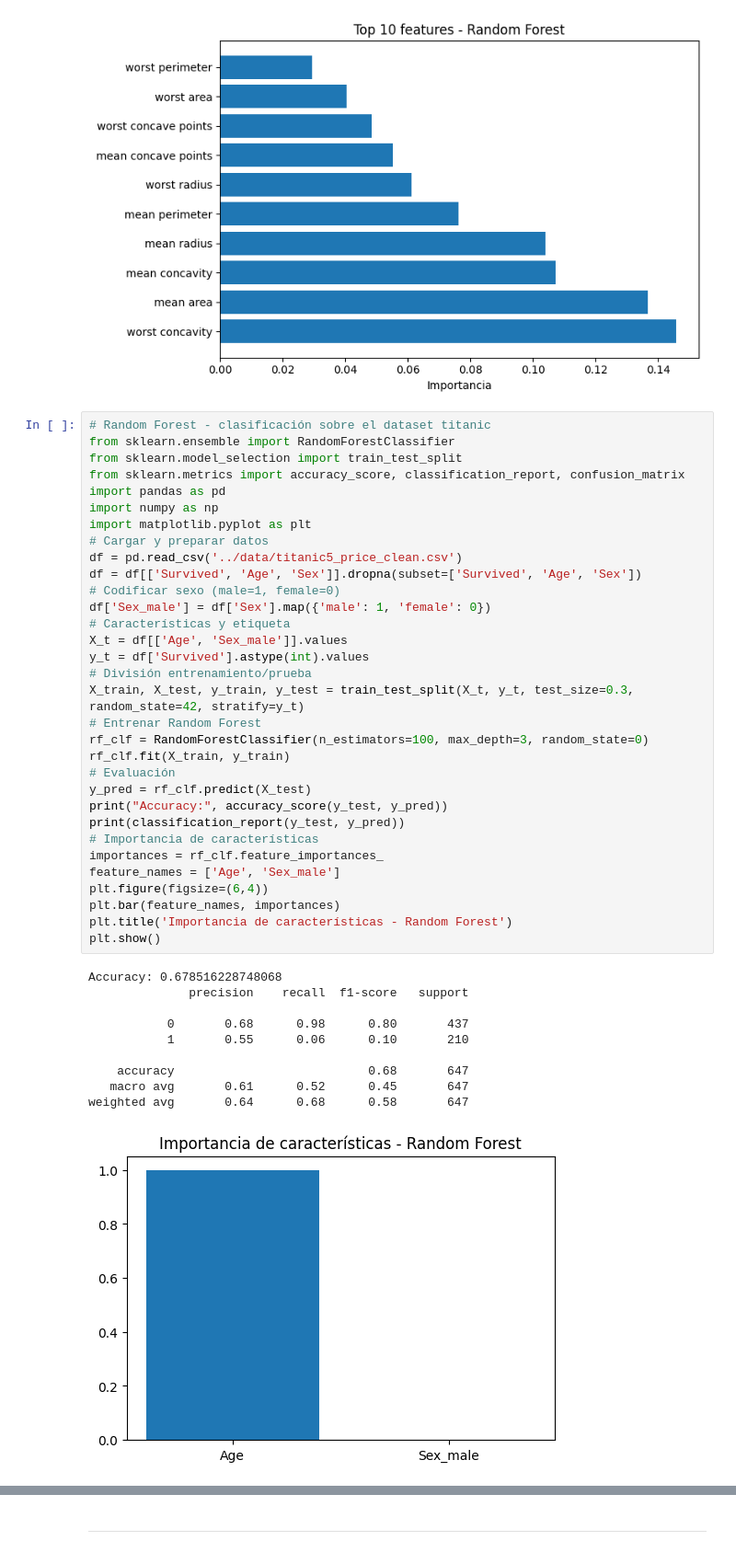
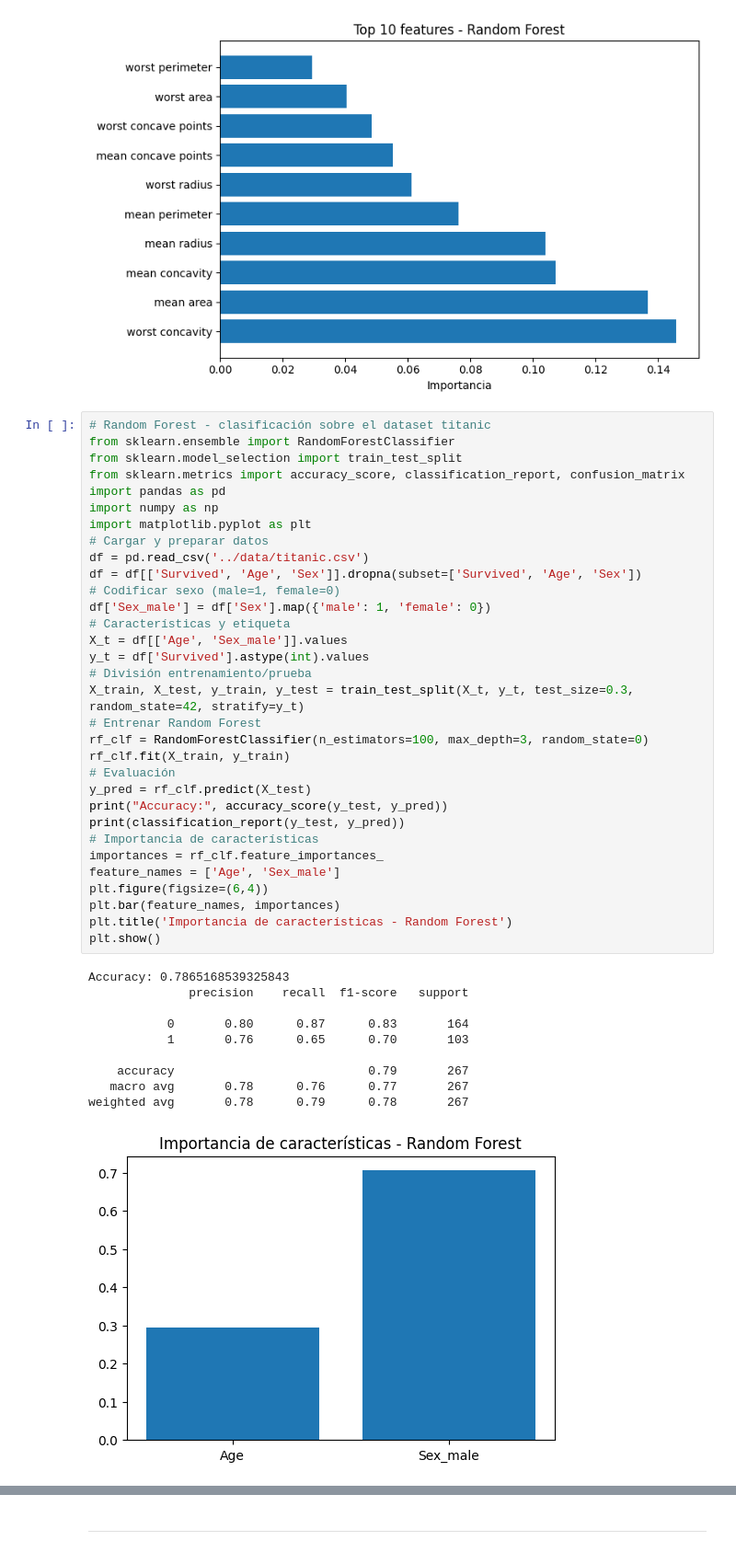
Before and after one commit to paranedagarcia/Cienciadedatos, a Jupyter notebook: 6.Aprendizaje supervisado/Arboles.ipynb, the cells around one changed output, grey strips where cells are left out. Shown at 92% size. Saved outputs shown, nothing was run; the diff lists cells and outputs as text.

```diff
--- a/6.Aprendizaje supervisado/Arboles.ipynb
+++ b/6.Aprendizaje supervisado/Arboles.ipynb
@@ -418,41 +418,41 @@ from sklearn.metrics import accuracy_score, classification_report, confusion_mat
 import pandas as pd
 import numpy as np
 import matplotlib.pyplot as plt
 # Cargar y preparar datos
-df = pd.read_csv('../data/titanic5_price_clean.csv')
+df = pd.read_csv('../data/titanic.csv')
 df = df[['Survived', 'Age', 'Sex']].dropna(subset=['Survived', 'Age', 'Sex'])
 # Codificar sexo (male=1, female=0)
 df['Sex_male'] = df['Sex'].map({'male': 1, 'female': 0})
 # Características y etiqueta
 X_t = df[['Age', 'Sex_male']].values
 y_t = df['Survived'].astype(int).values
 # División entrenamiento/prueba
 X_train, X_test, y_train, y_test = train_test_split(X_t, y_t, test_size=0.3, random_state=42, stratify=y_t)
 # Entrenar Random Forest
 rf_clf = RandomForestClassifier(n_estimators=100, max_depth=3, random_state=0)
 rf_clf.fit(X_train, y_train)
 # Evaluación
 y_pred = rf_clf.predict(X_test)
 print("Accuracy:", accuracy_score(y_test, y_pred))
 print(classification_report(y_test, y_pred))
 # Importancia de características
 importances = rf_clf.feature_importances_
 feature_names = ['Age', 'Sex_male']
 plt.figure(figsize=(6,4))
 plt.bar(feature_names, importances)
 plt.title('Importancia de características - Random Forest')
 plt.show()
 # %% [output]
-Accuracy: 0.678516228748068
+Accuracy: 0.7865168539325843
               precision    recall  f1-score   support
 
-           0       0.68      0.98      0.80       437
-           1       0.55      0.06      0.10       210
+           0       0.80      0.87      0.83       164
+           1       0.76      0.65      0.70       103
 
-    accuracy                           0.68       647
-   macro avg       0.61      0.52      0.45       647
-weighted avg       0.64      0.68      0.58       647
+    accuracy                           0.79       267
+   macro avg       0.78      0.76      0.77       267
+weighted avg       0.78      0.79      0.78       267
-[figure, old version]
+[figure, new version]
 # %%
 # genera predicciones para pasajeros con diferentes edades y sexos
 sample_passengers = np.array([[22, 0],  # 22 años, masculino
```
Also changed, not shown: parts of 4 cells of this notebook.
